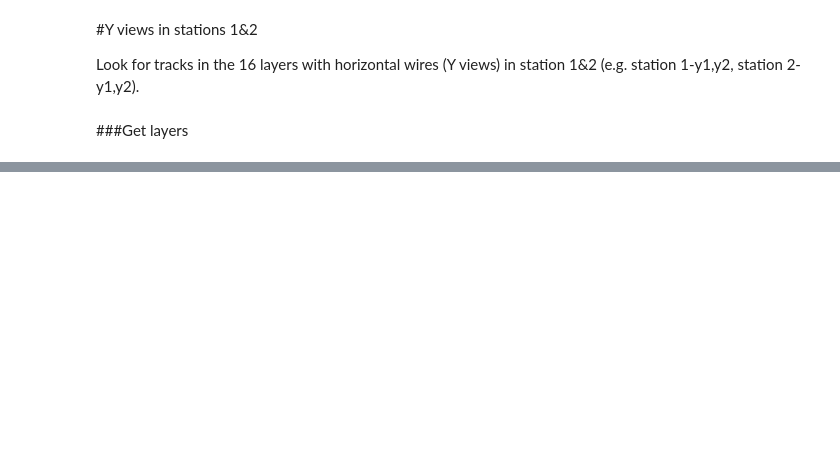
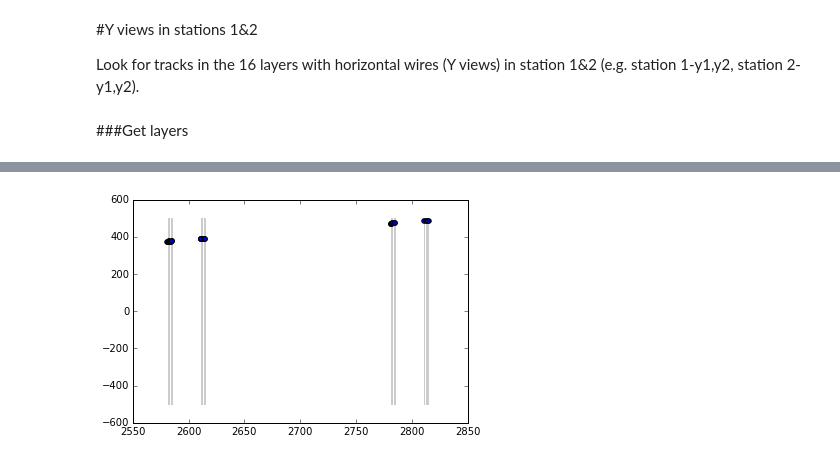
Before and after one commit to hushchyn-mikhail/SHiP_Tracker, a Jupyter notebook: PatternRecognition.ipynb, the cells around one changed output, grey strips where cells are left out. Cells and saved outputs as stored; diff of their text form; code cells hidden in the pictures; blank space fills up the shorter version.

```diff
--- a/PatternRecognition.ipynb
+++ b/PatternRecognition.ipynb
@@ -86,0 +274,7 @@ layer2311:  (5380, 22)
+# %%
+for z in zs:
+    plt.plot([z, z], [-500, 500], c='black', alpha=0.2)
+plt.scatter(all_points.Z, all_points.Y)
+plt.show()
+# %% [output]
+[figure, added]
```
Also changed, not shown: parts of 18 cells of this notebook, 6 other files.
